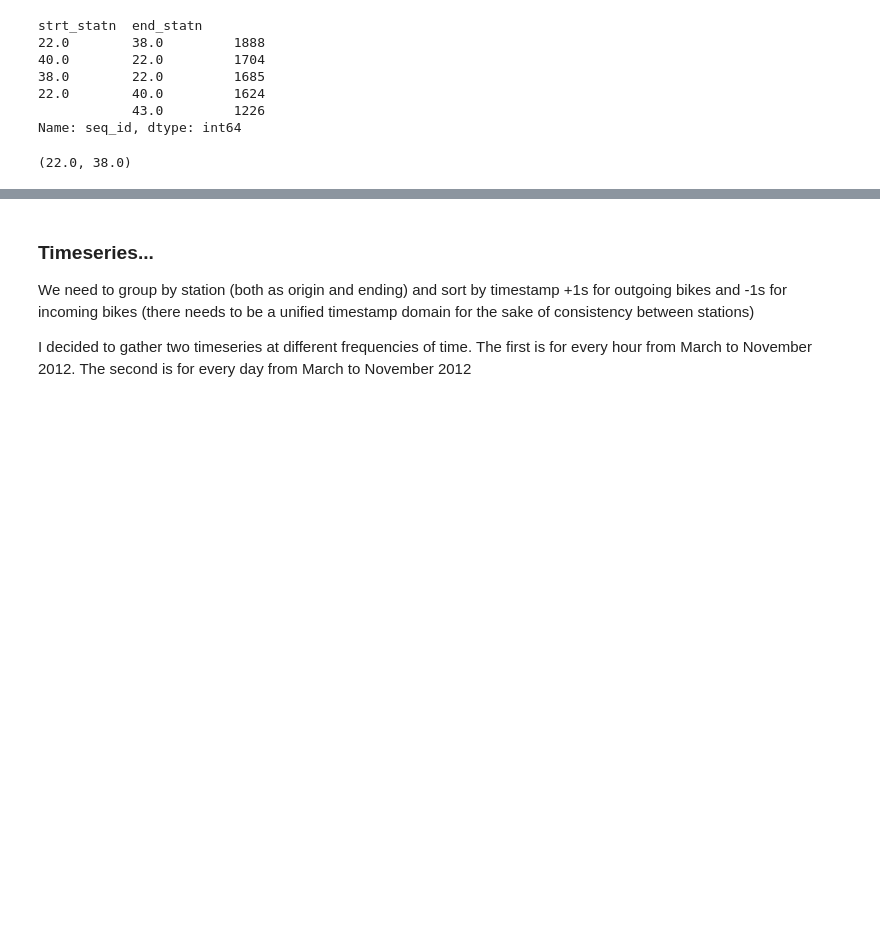
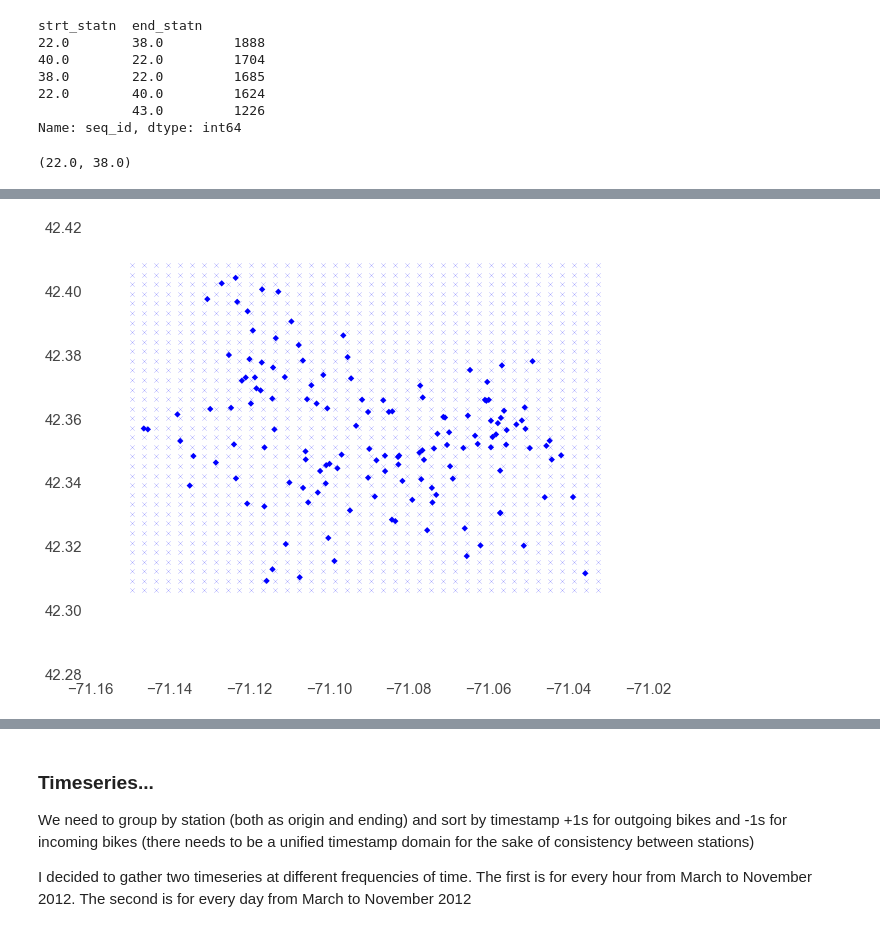
Before and after one commit to am207Hubway/final_project, a Jupyter notebook: Initial Data Exploration.ipynb, the cells around one changed output, grey strips where cells are left out. Saved outputs shown, nothing was run; the diff lists cells and outputs as text; code cells hidden in the pictures; blank space fills up the shorter version.

```diff
--- a/Initial Data Exploration.ipynb
+++ b/Initial Data Exploration.ipynb
@@ -89,0 +126,19 @@ print bb[dd[:5]].index[0]
+# %%
+# First need to establish an empty grid that covers all the stations. We'll do this by interrogating the max/min of the station lats/lons
+ds = 0.003
+stn_lats = stations_df.lat.tolist()
+stn_lons = stations_df.lng.tolist()
+lat_ex = [np.min(stn_lats),np.max(stn_lats)]
+lon_ex = [np.min(stn_lons),np.max(stn_lons)]
+lats_lin = np.arange(lat_ex[0]-ds,lat_ex[1]+(2*ds),step=ds)
+lons_lin = np.arange(lon_ex[0]-ds,lon_ex[1]+(2*ds),step=ds)
+LATS,LONS = np.meshgrid(lats_lin,lons_lin,indexing='xy')
+# %%
+lats = LATS.reshape((-1,1))
+lons = LONS.reshape((-1,1))
+plt.figure()
+plt.scatter(lons,lats,marker='x',alpha=0.45)
+plt.scatter(stn_lons,stn_lats,marker='D')
+plt.show()
+# %% [output]
+[figure, added]
```
Also changed, not shown: parts of 14 cells of this notebook, 1 other file.
